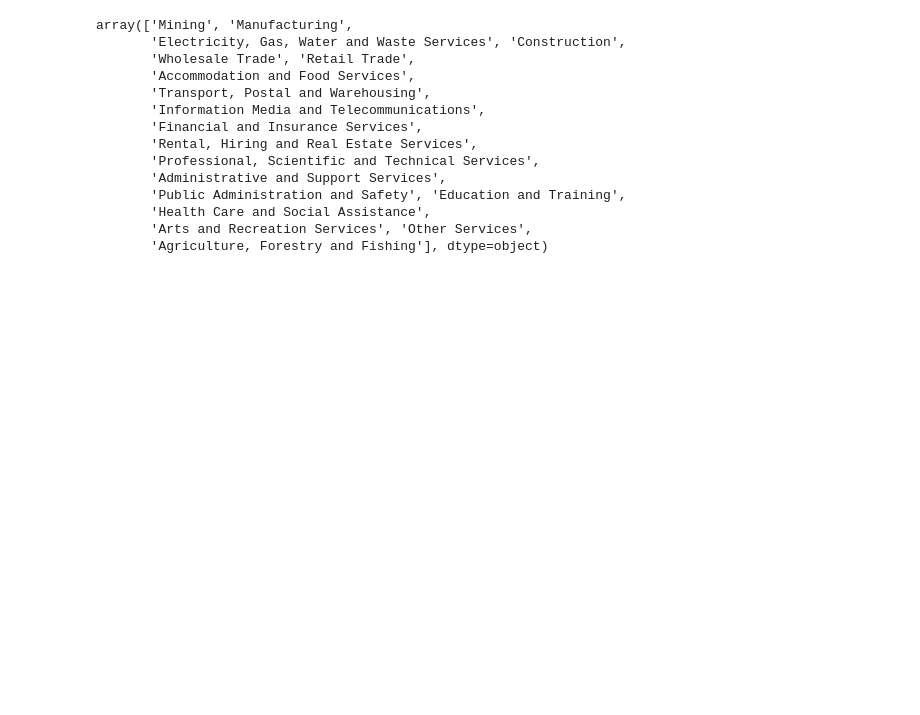
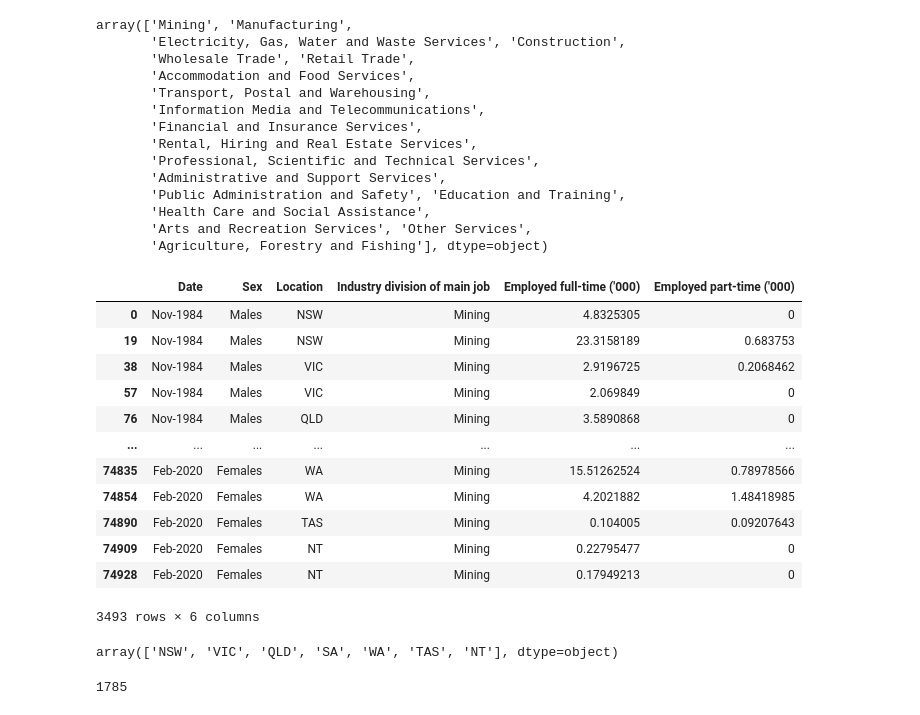
Before and after one commit to natalieddavies/FinalProject, a Jupyter notebook: datasets/cleaning.ipynb, the cells around one changed output. Saved outputs shown, nothing was run; the diff lists cells and outputs as text; code cells hidden in the pictures; blank space fills up the shorter version.

```diff
--- a/datasets/cleaning.ipynb
+++ b/datasets/cleaning.ipynb
@@ -606,3 +606,56 @@ array(['Mining', 'Manufacturing',
        'Health Care and Social Assistance',
        'Arts and Recreation Services', 'Other Services',
        'Agriculture, Forestry and Fishing'], dtype=object)
+# %%
+gender6 = gender6.replace('Sydney (old standards) [1960-1991]', 'NSW')
+gender6 = gender6.replace('Balance of New South Wales (old standards) [1960-1991]', 'NSW')
+gender6 = gender6.replace('Melbourne (old standards) [1960-1991]', 'VIC')
+gender6 = gender6.replace('Balance of Victoria (old standards) [1960-1991]', 'VIC')
+gender6 = gender6.replace('Brisbane (old standards) [1960-1991]', 'QLD')
+gender6 = gender6.replace('Balance of Queensland (old standards) [1960-1991]', 'QLD')
+gender6 = gender6.replace('Adelaide (old standards) [1960-1991]', 'SA')
+gender6 = gender6.replace('Balance of South Australia (old standards) [1960-1991]', 'SA')
+gender6 = gender6.replace('Perth (old standards) [1960-1991]', 'WA')
+gender6 = gender6.replace('Balance of Western Australia (old standards) [1960-1991]', 'WA')
+gender6 = gender6.replace('Hobart (old standards) [1960-1991]', 'TAS')
+gender6 = gender6.replace('Balance of Tasmania (old standards) [1960-1991]', 'TAS')
+gender6 = gender6.replace('Northern Territory', 'NT')
+gender6 = gender6.replace('Australian Capital Territory', 'NT')
+gender6 = gender6.replace('Greater Sydney', 'NSW')
+gender6 = gender6.replace('Rest of NSW', 'NSW')
+gender6 = gender6.replace('Greater Melbourne', 'VIC')
+gender6 = gender6.replace('Rest of Vic.', 'VIC')
+gender6 = gender6.replace('Greater Brisbane', 'QLD')
+gender6 = gender6.replace('Rest of Qld', 'QLD')
+gender6 = gender6.replace('Greater Adelaide', 'SA')
+gender6 = gender6.replace('Rest of SA', 'SA')
+gender6 = gender6.replace('Greater Perth', 'WA')
+gender6 = gender6.replace('Rest of WA', 'WA')
+gender6 = gender6.replace('Greater Hobart', 'TAS')
+gender6 = gender6.replace('Rest of Tas.', 'TAS')
+# %%
+mining = gender6[gender6['Industry division of main job'].str.contains('Mining')]
+# %%
+mining
+# %% [output]
+|  | Date | Sex | Location | Industry division of main job | Employed full-time ('000) | Employed part-time ('000) |
+| 0 | Nov-1984 | Males | NSW | Mining | 4.8325305 | 0 |
+| 19 | Nov-1984 | Males | NSW | Mining | 23.3158189 | 0.683753 |
+| 38 | Nov-1984 | Males | VIC | Mining | 2.9196725 | 0.2068462 |
+| 57 | Nov-1984 | Males | VIC | Mining | 2.069849 | 0 |
+| 76 | Nov-1984 | Males | QLD | Mining | 3.5890868 | 0 |
+| ... | ... | ... | ... | ... | ... | ... |
+| 74835 | Feb-2020 | Females | WA | Mining | 15.51262524 | 0.78978566 |
+| 74854 | Feb-2020 | Females | WA | Mining | 4.2021882 | 1.48418985 |
+| 74890 | Feb-2020 | Females | TAS | Mining | 0.104005 | 0.09207643 |
+| 74909 | Feb-2020 | Females | NT | Mining | 0.22795477 | 0 |
+| 74928 | Feb-2020 | Females | NT | Mining | 0.17949213 | 0 |
+3493 rows × 6 columns
+# %%
+mining['Location'].unique()
+# %% [output]
+array(['NSW', 'VIC', 'QLD', 'SA', 'WA', 'TAS', 'NT'], dtype=object)
+# %%
+1785
+# %% [output]
+1785
```
Also changed, not shown: parts of 12 cells of this notebook, 3 other files.
